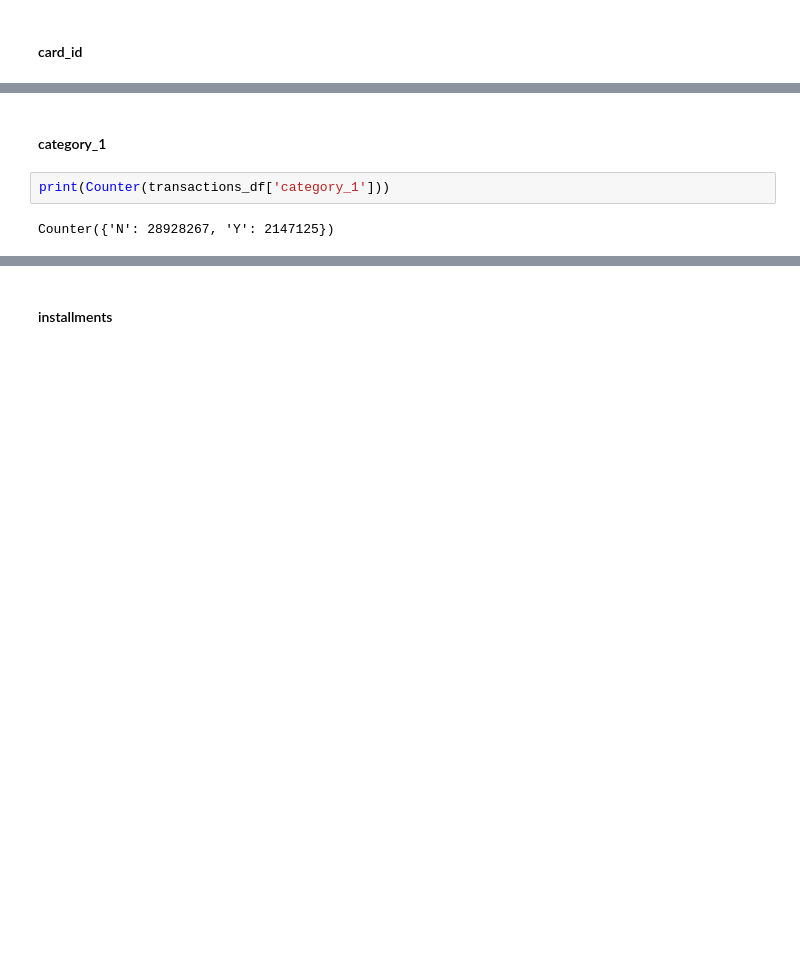
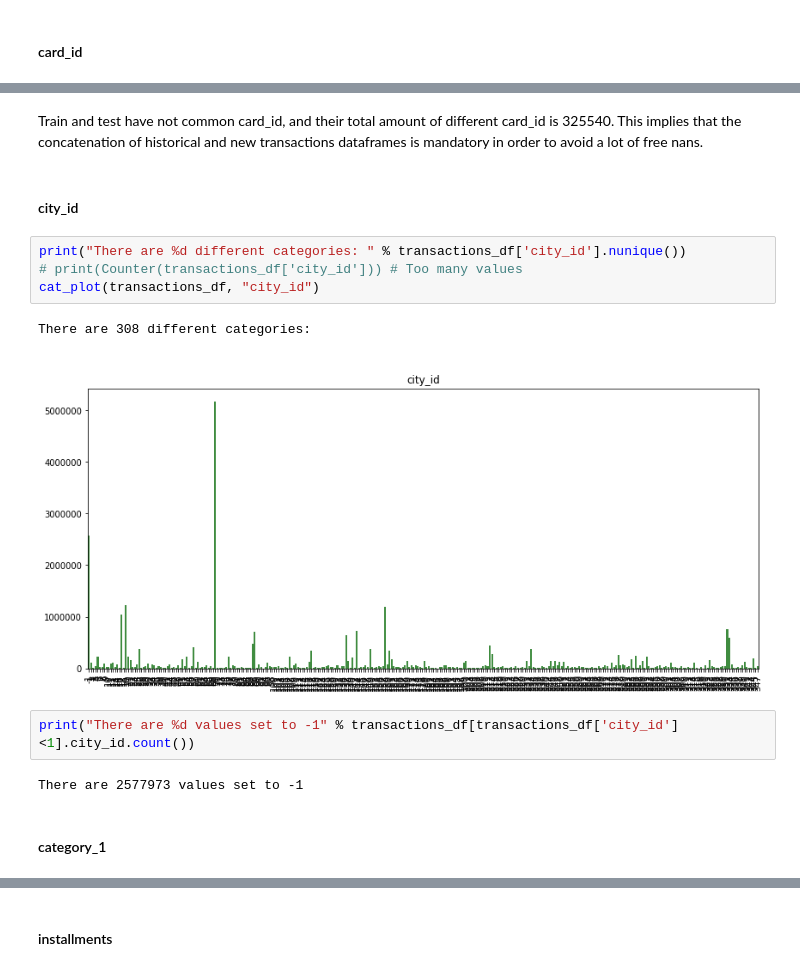
Before and after one commit to TacchinoLeso/ELO, a Jupyter notebook: (1)Transactions_cleaning.ipynb, the cells around one changed output, grey strips where cells are left out. Cells and saved outputs as stored; diff of their text form; blank space fills up the shorter version.

```diff
--- a/(1)Transactions_cleaning.ipynb
+++ b/(1)Transactions_cleaning.ipynb
@@ -105,6 +152,18 @@ NameError: name 'train_df' is not defined
+# %% [markdown]
+Train and test have not common card_id, and their total amount of different card_id is 325540.
+This implies that the concatenation of historical and new transactions dataframes is mandatory in order to avoid a lot of free nans.
+# %% [markdown]
+#### city_id
+# %%
+print("There are %d different categories: " % transactions_df['city_id'].nunique())
+# print(Counter(transactions_df['city_id'])) # Too many values
+cat_plot(transactions_df, "city_id")
+# %% [output]
+There are 308 different categories:
+[figure, added]
+# %%
+print("There are %d values set to -1" % transactions_df[transactions_df['city_id']<1].city_id.count())
+# %% [output]
+There are 2577973 values set to -1
 # %% [markdown]
 #### category_1
-# %%
-print(Counter(transactions_df['category_1']))
-# %% [output]
-Counter({'N': 28928267, 'Y': 2147125})
```
Also changed, not shown: parts of 61 cells of this notebook.
